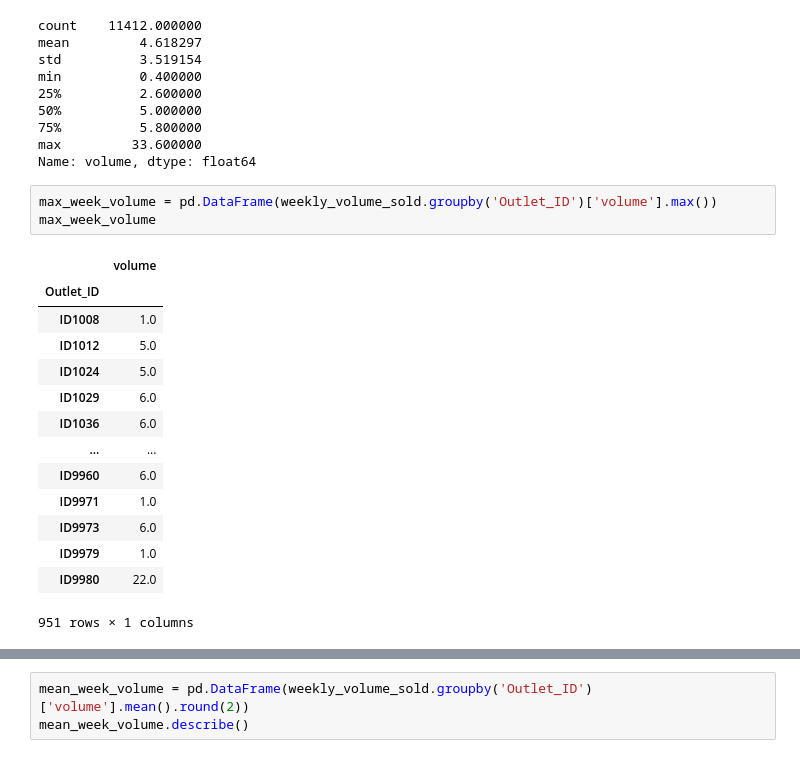
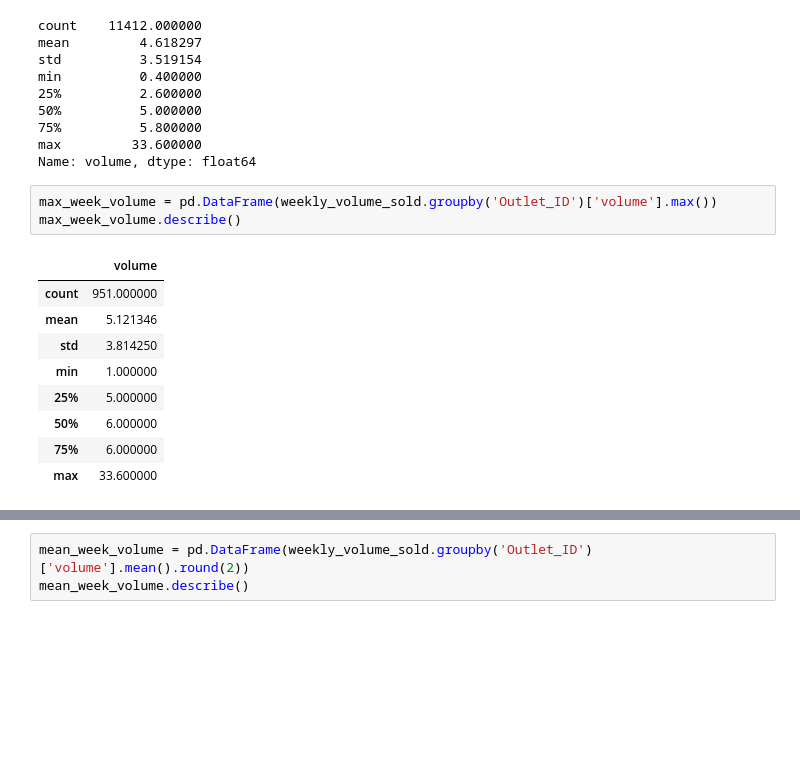
Before and after one commit to navindu-ds/DataStorm-4, a Jupyter notebook: Semifinal Round/semifinals-notebook.ipynb, the cells around one changed output, grey strips where cells are left out. Drawn from its saved outputs; the diff is of its cells as text; blank space fills up the shorter version.

```diff
--- a/Semifinal Round/semifinals-notebook.ipynb
+++ b/Semifinal Round/semifinals-notebook.ipynb
@@ -459,19 +461,14 @@ max         33.600000
 Name: volume, dtype: float64
 # %%
 max_week_volume = pd.DataFrame(weekly_volume_sold.groupby('Outlet_ID')['volume'].max())
-max_week_volume
+max_week_volume.describe()
 # %% [output]
 |  | volume |
-| Outlet_ID |  |
-| ID1008 | 1.0 |
-| ID1012 | 5.0 |
-| ID1024 | 5.0 |
-| ID1029 | 6.0 |
-| ID1036 | 6.0 |
-| ... | ... |
-| ID9960 | 6.0 |
-| ID9971 | 1.0 |
-| ID9973 | 6.0 |
-| ID9979 | 1.0 |
-| ID9980 | 22.0 |
+| count | 951.000000 |
+| mean | 5.121346 |
+| std | 3.814250 |
+| min | 1.000000 |
+| 25% | 5.000000 |
+| 50% | 6.000000 |
+| 75% | 6.000000 |
+| max | 33.600000 |
-951 rows × 1 columns
```
Also changed, not shown: parts of 10 cells of this notebook.
